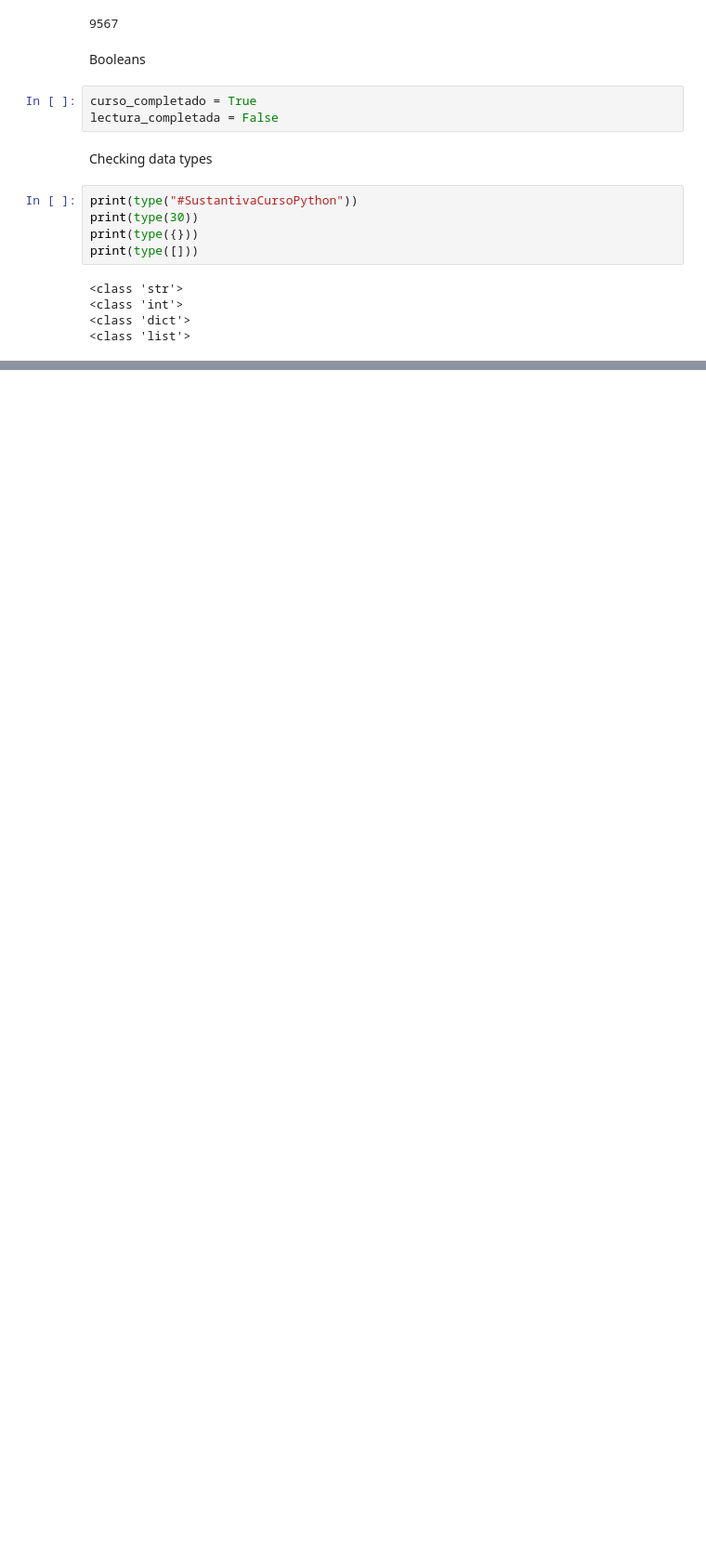
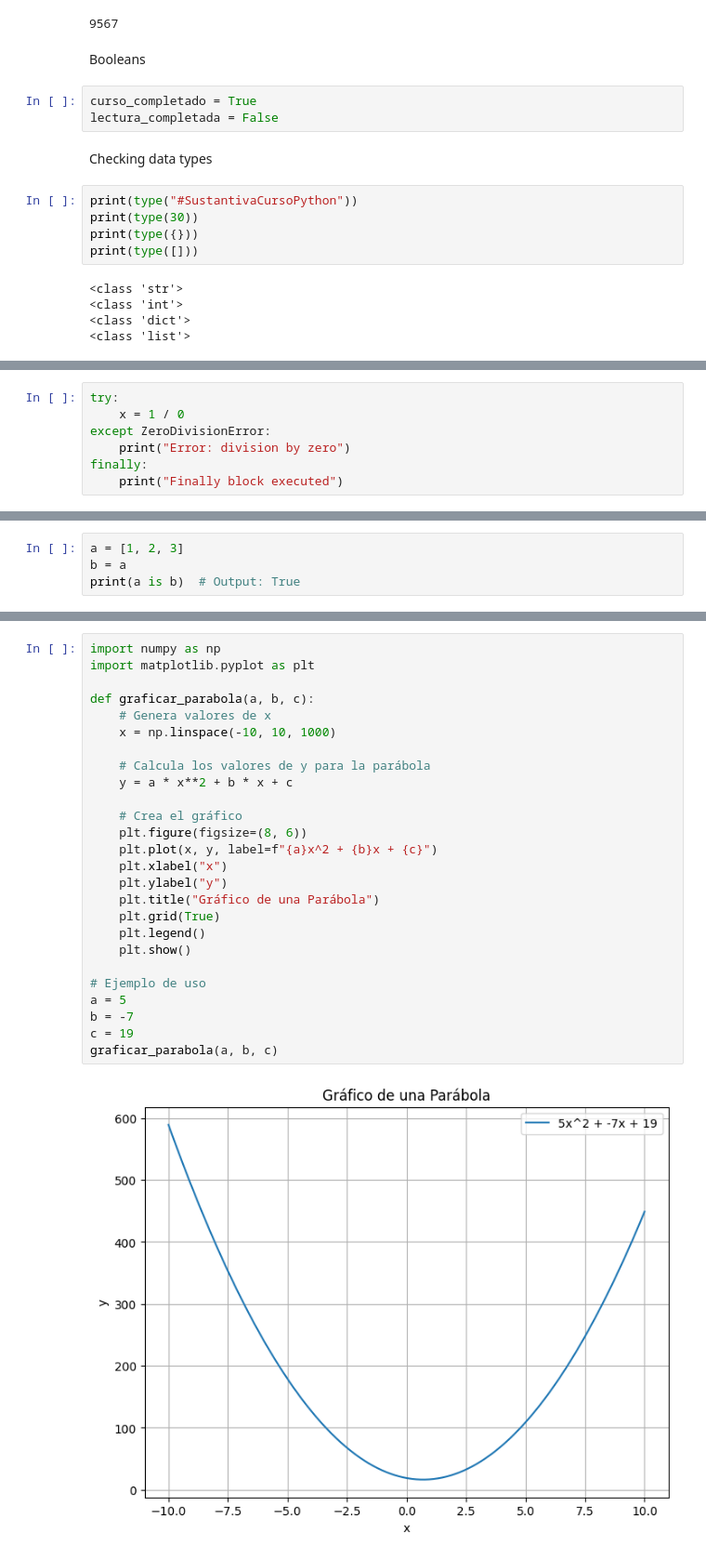
Before and after one commit to kineloko/Python, a Jupyter notebook: Copia_de_Python_DIA_1.ipynb, the cells around one changed output, grey strips where cells are left out. Shown at 93% size. Saved outputs shown, nothing was run; the diff lists cells and outputs as text; blank space fills up the shorter version.

```diff
--- a/Copia_de_Python_DIA_1.ipynb
+++ b/Copia_de_Python_DIA_1.ipynb
@@ -192,0 +222,7 @@ print(type([]))
+# %%
+try:
+    x = 1 / 0
+except ZeroDivisionError:
+    print("Error: division by zero")
+finally:
+    print("Finally block executed")
@@ -192,0 +234,4 @@ print(type([]))
+# %%
+a = [1, 2, 3]
+b = a
+print(a is b)  # Output: True
@@ -192,0 +322,28 @@ print(type([]))
+# %%
+import numpy as np
+import matplotlib.pyplot as plt
+
+def graficar_parabola(a, b, c):
+    # Genera valores de x
+    x = np.linspace(-10, 10, 1000)
+
+    # Calcula los valores de y para la parábola
+    y = a * x**2 + b * x + c
+
+    # Crea el gráfico
+    plt.figure(figsize=(8, 6))
+    plt.plot(x, y, label=f"{a}x^2 + {b}x + {c}")
+    plt.xlabel("x")
+    plt.ylabel("y")
+    plt.title("Gráfico de una Parábola")
+    plt.grid(True)
+    plt.legend()
+    plt.show()
+
+# Ejemplo de uso
+a = 5
+b = -7
+c = 19
+graficar_parabola(a, b, c)
+# %% [output]
+[figure, added]
```
Also changed, not shown: parts of 65 cells of this notebook.
